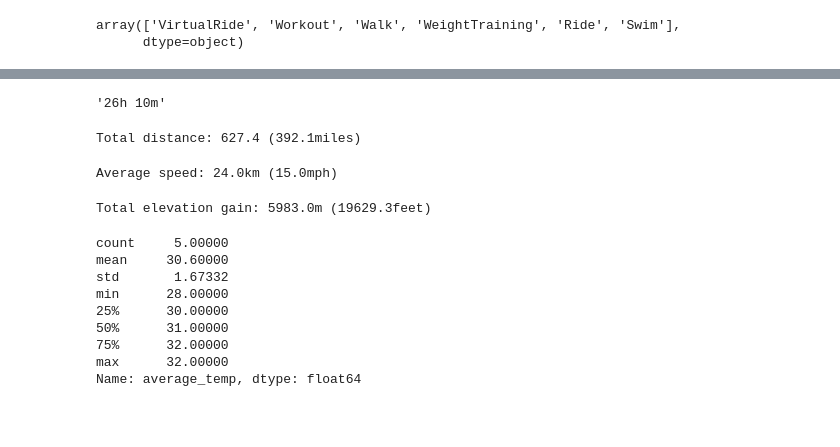
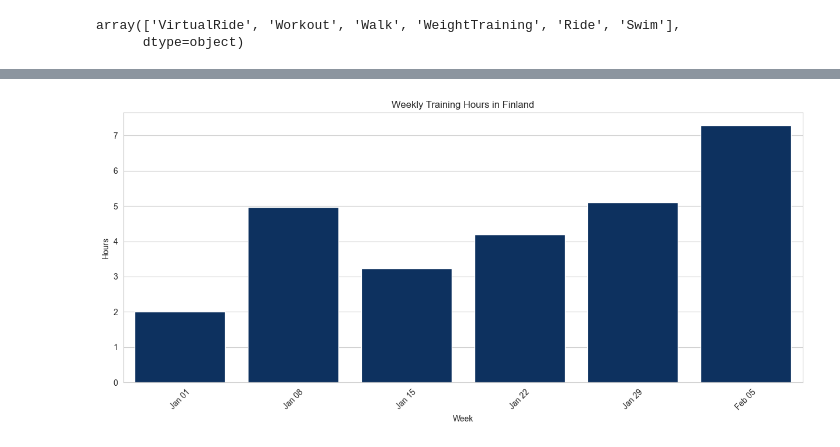
Before and after one commit to ahtonen/djbb2024, a Jupyter notebook: training.ipynb, the cells around one changed output, grey strips where cells are left out. Saved outputs shown, nothing was run; the diff lists cells and outputs as text; code cells hidden in the pictures; blank space fills up the shorter version.

Commit message:
Plots for 2nd blog post.

```diff
--- a/training.ipynb
+++ b/training.ipynb
@@ -183,8 +192,8 @@ TODO looks like we could manually assign training zone for an exercise.
 # 2024 pre-training in Finland, during winter, make a copy(!)
 df_fin = df.loc[
     (df.location_country == "Finland")
-    & (df.start_date > "2024-01-01")
-    & (df.start_date < "2024-02-14")
+    & (df.start_date >= "2024-01-01")
+    & (df.start_date <= "2024-02-14")
 ].copy()
 
 # Fix timezone attribute
@@ -399,35 +208,25 @@ Name: average_temp, dtype: float64
-# %%
-# total moving time
-convert_seconds(race.moving_time.sum())
-# %% [output]
-'26h 10m'
-# %%
-total_dist_km = race.distance.sum()/1000
-print("Total distance: {:.1f} ({:.1f}miles)".format(total_dist_km, total_dist_km/1.6))
-# %% [output]
-Total distance: 627.4 (392.1miles)
-# %%
-avg_spd_km = total_dist_km / (race.moving_time.sum()/3600)
-print("Average speed: {:.1f}km ({:.1f}mph)".format(avg_spd_km, avg_spd_km/1.6))
-# %% [output]
-Average speed: 24.0km (15.0mph)
-# %%
-total_elevation_gain_m = race.total_elevation_gain.sum()
-print("Total elevation gain: {:.1f}m ({:.1f}feet)".format(
-    total_elevation_gain_m,
-    total_elevation_gain_m/.3048))
-# %% [output]
-Total elevation gain: 5983.0m (19629.3feet)
-# %%
-# temperatures
-race.average_temp.describe()
-# %% [output]
-count     5.00000
-mean     30.60000
-std       1.67332
-min      28.00000
-25%      30.00000
-50%      31.00000
-75%      32.00000
-max      32.00000
-Name: average_temp, dtype: float64
+# %%
+df_fin_weekly = (
+    df_fin.groupby(
+        pd.Grouper(key="start_date_local", freq="W-MON", label="left")
+    ).moving_time.sum()
+    / 3600
+)
+df_weekly = df_fin_weekly.reset_index()
+
+# Create a bar plot using Seaborn
+plt.figure(figsize=(15, 6))
+sns.barplot(
+    #x=df_fin_weekly["start_date_local"].dt.strftime("W%U"),
+    x=df_weekly["start_date_local"].dt.strftime("%b %d"),
+    y=df_weekly["moving_time"],
+    color=utils.colors["Finland flag blue"],
+)
+
+plt.title("Weekly Training Hours in Finland")
+plt.ylabel("Hours")
+plt.xlabel("Week")
+plt.xticks(rotation=45)
+plt.show()
+# %% [output]
+[figure, added]
```
Also changed, not shown: parts of 35 cells of this notebook, 1 other file.
